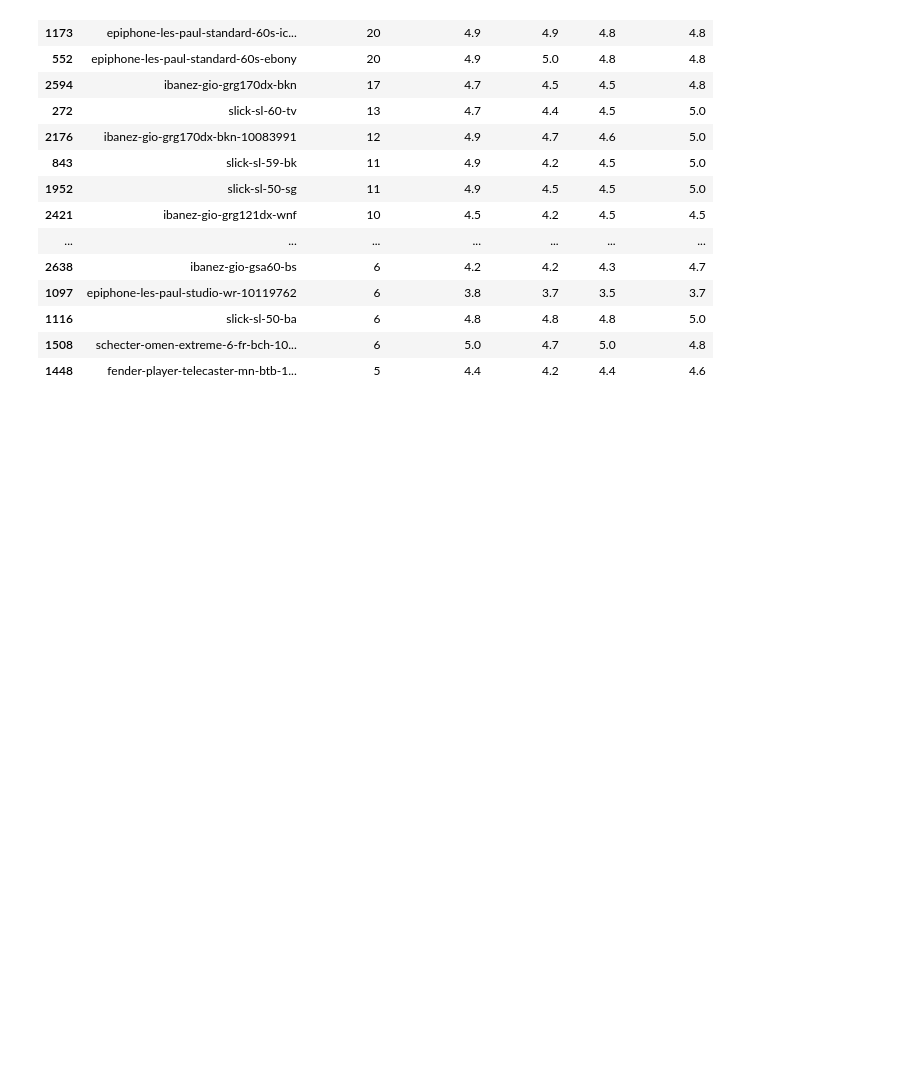
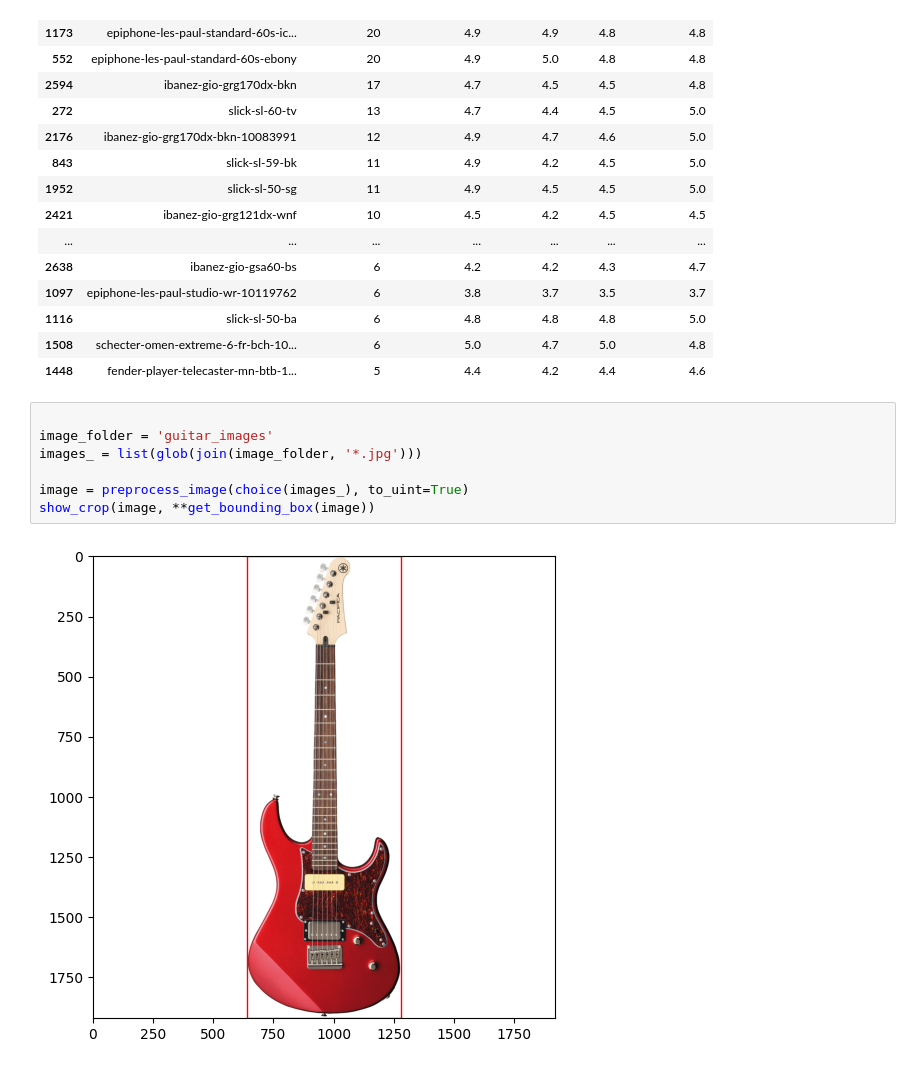
Before and after one commit to pgruening/tgdne, a Jupyter notebook: data_eval.ipynb, the cells around one changed output. Saved outputs shown, nothing was run; the diff lists cells and outputs as text; blank space fills up the shorter version.

```diff
--- a/data_eval.ipynb
+++ b/data_eval.ipynb
@@ -98,3 +102,12 @@ df_rev[df_rev.num_reviews > 0].sort_values("num_reviews", ascending=False).head(
 | 1116 | slick-sl-50-ba | 6 | 4.8 | 4.8 | 4.8 | 5.0 |
 | 1508 | schecter-omen-extreme-6-fr-bch-10... | 6 | 5.0 | 4.7 | 5.0 | 4.8 |
 | 1448 | fender-player-telecaster-mn-btb-1... | 5 | 4.4 | 4.2 | 4.4 | 4.6 |
+# %%
+
+image_folder = 'guitar_images'
+images_ = list(glob(join(image_folder, '*.jpg')))
+
+image = preprocess_image(choice(images_), to_uint=True)
+show_crop(image, **get_bounding_box(image))
+# %% [output]
+[figure, added]
```
Also changed, not shown: parts of 6 cells of this notebook, 5 other files.
